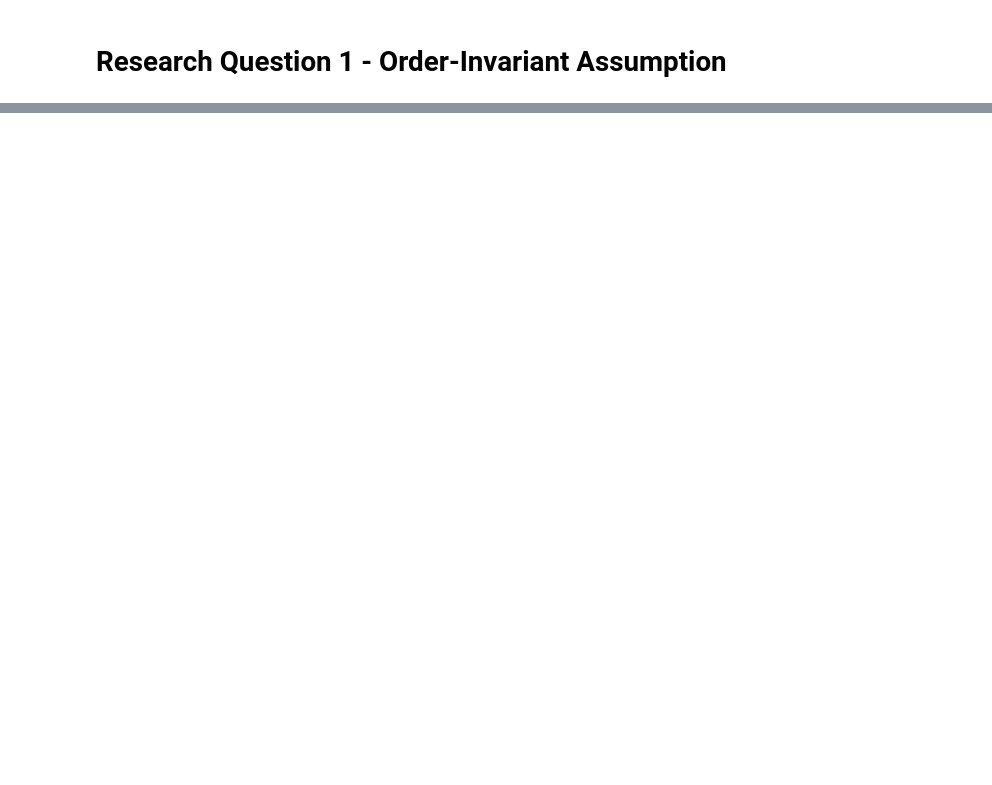
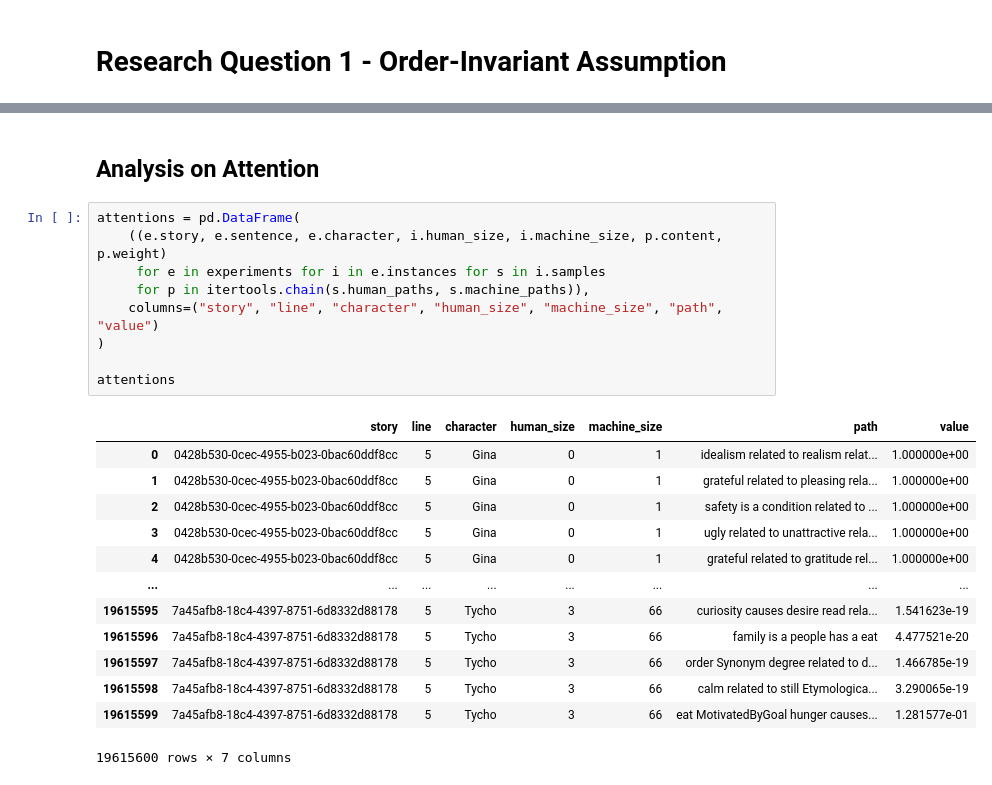
Before and after one commit to Dralan1912/HAICOR-Experiment, a Jupyter notebook: Research Question 1.ipynb, the cells around one changed output, grey strips where cells are left out. Saved outputs shown, nothing was run; the diff lists cells and outputs as text; blank space fills up the shorter version.

```diff
--- a/Research Question 1.ipynb
+++ b/Research Question 1.ipynb
@@ -75,0 +85,25 @@ prediction_dataframe
+# %% [markdown]
+## Analysis on Attention
+# %%
+attentions = pd.DataFrame(
+    ((e.story, e.sentence, e.character, i.human_size, i.machine_size, p.content, p.weight)
+     for e in experiments for i in e.instances for s in i.samples
+     for p in itertools.chain(s.human_paths, s.machine_paths)),
+    columns=("story", "line", "character", "human_size", "machine_size", "path", "value")
+)
+
+attentions
+# %% [output]
+|  | story | line | character | human_size | machine_size | path | value |
+| 0 | 0428b530-0cec-4955-b023-0bac60ddf8cc | 5 | Gina | 0 | 1 | idealism related to realism relat... | 1.000000e+00 |
+| 1 | 0428b530-0cec-4955-b023-0bac60ddf8cc | 5 | Gina | 0 | 1 | grateful related to pleasing rela... | 1.000000e+00 |
+| 2 | 0428b530-0cec-4955-b023-0bac60ddf8cc | 5 | Gina | 0 | 1 | safety is a condition related to ... | 1.000000e+00 |
+| 3 | 0428b530-0cec-4955-b023-0bac60ddf8cc | 5 | Gina | 0 | 1 | ugly related to unattractive rela... | 1.000000e+00 |
+| 4 | 0428b530-0cec-4955-b023-0bac60ddf8cc | 5 | Gina | 0 | 1 | grateful related to gratitude rel... | 1.000000e+00 |
+| ... | ... | ... | ... | ... | ... | ... | ... |
+| 19615595 | 7a45afb8-18c4-4397-8751-6d8332d88178 | 5 | Tycho | 3 | 66 | curiosity causes desire read rela... | 1.541623e-19 |
+| 19615596 | 7a45afb8-18c4-4397-8751-6d8332d88178 | 5 | Tycho | 3 | 66 | family is a people has a eat | 4.477521e-20 |
+| 19615597 | 7a45afb8-18c4-4397-8751-6d8332d88178 | 5 | Tycho | 3 | 66 | order Synonym degree related to d... | 1.466785e-19 |
+| 19615598 | 7a45afb8-18c4-4397-8751-6d8332d88178 | 5 | Tycho | 3 | 66 | calm related to still Etymologica... | 3.290065e-19 |
+| 19615599 | 7a45afb8-18c4-4397-8751-6d8332d88178 | 5 | Tycho | 3 | 66 | eat MotivatedByGoal hunger causes... | 1.281577e-01 |
+19615600 rows × 7 columns
```
Also changed, not shown: parts of 9 cells of this notebook.
